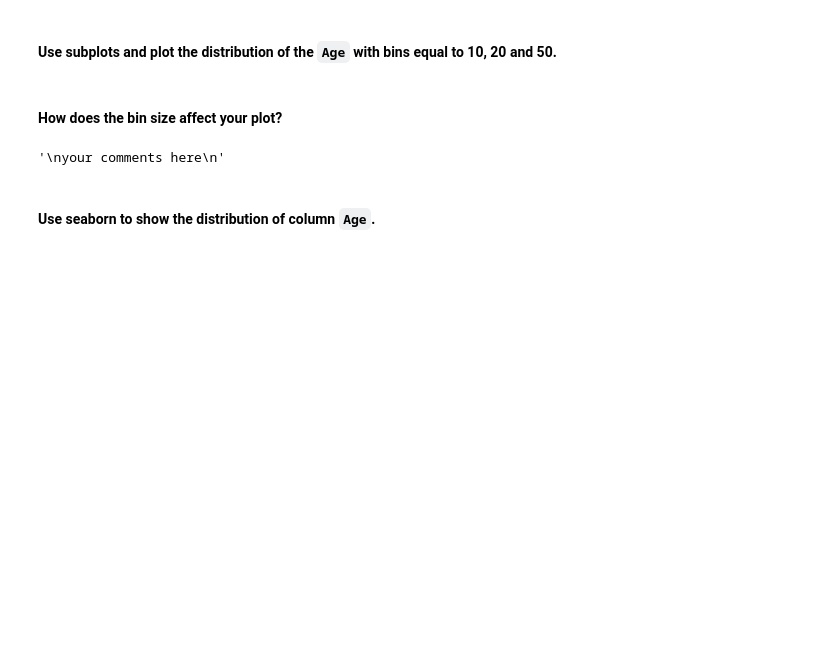
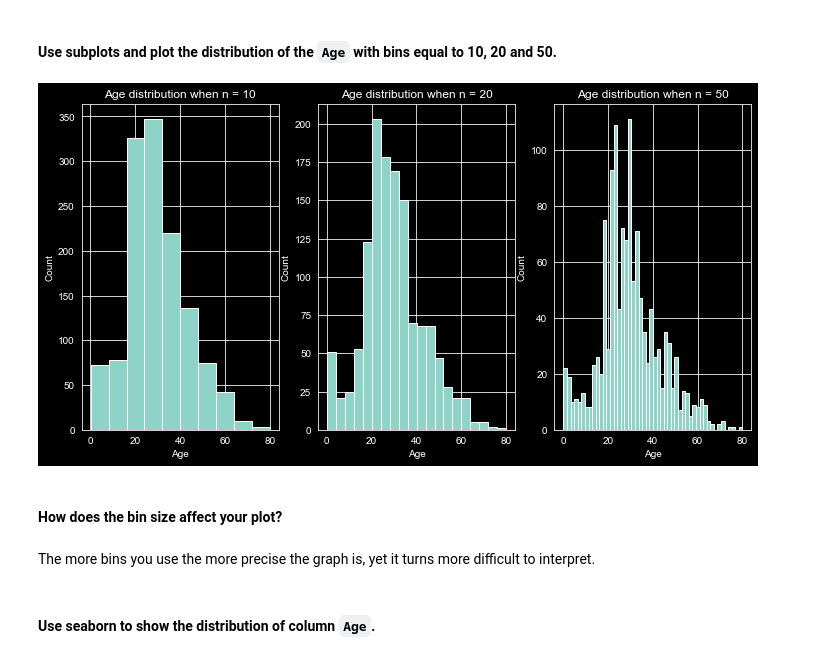
Before and after one commit to ta-datapt-bcn/lab-matplotlib-seaborn, a Jupyter notebook: your-code/Lab6 till mid Ch3.ipynb, the cells around one changed output. Drawn from its saved outputs; the diff is of its cells as text; code cells hidden in the pictures; blank space fills up the shorter version.

```diff
--- a/your-code/Lab6 till mid Ch3.ipynb
+++ b/your-code/Lab6 till mid Ch3.ipynb
@@ -299,11 +254,21 @@ plt.show()
+# %%
+# your code here
+bins = [10, 20, 50]
+f, ax = plt.subplots(1,3)
+
+# Plot the histogram using a different number of bins
+for index in range(3):
+    plt.sca(ax[index])
+    titanic["Age"].hist(bins=bins[index])
+    plt.title("Age distribution when n = " + str(bins[index]))
+    plt.xlabel("Age")
+    plt.ylabel("Count")
+# %% [output]
+[figure, added]
 # %% [markdown]
 #### How does the bin size affect your plot?
-# %%
-"""
-your comments here
-"""
-# %% [output]
-'\nyour comments here\n'
+# %% [markdown]
+The more bins you use the more precise the graph is, yet it turns more difficult to interpret.
 # %% [markdown]
 #### Use seaborn to show the distribution of column `Age`.
 # %%
```
Also changed, not shown: parts of 30 cells of this notebook.
